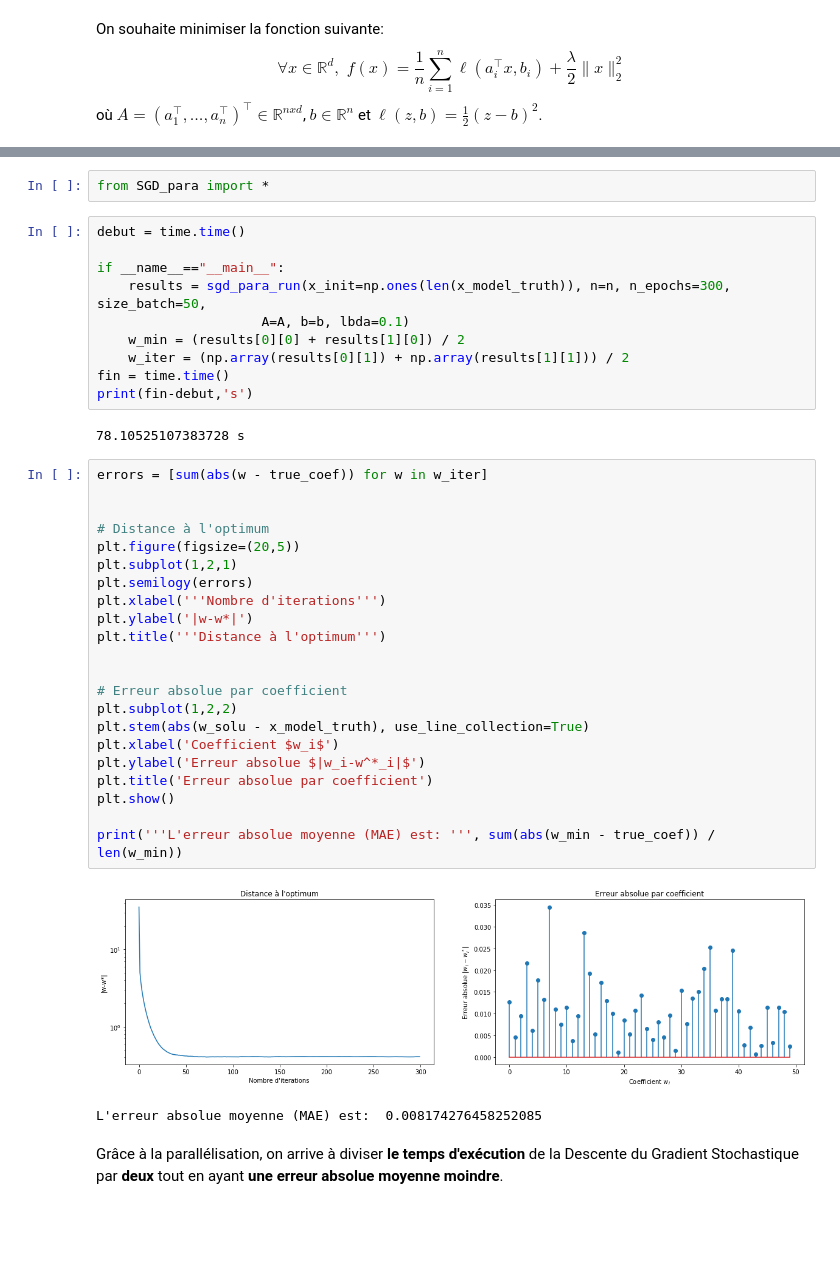
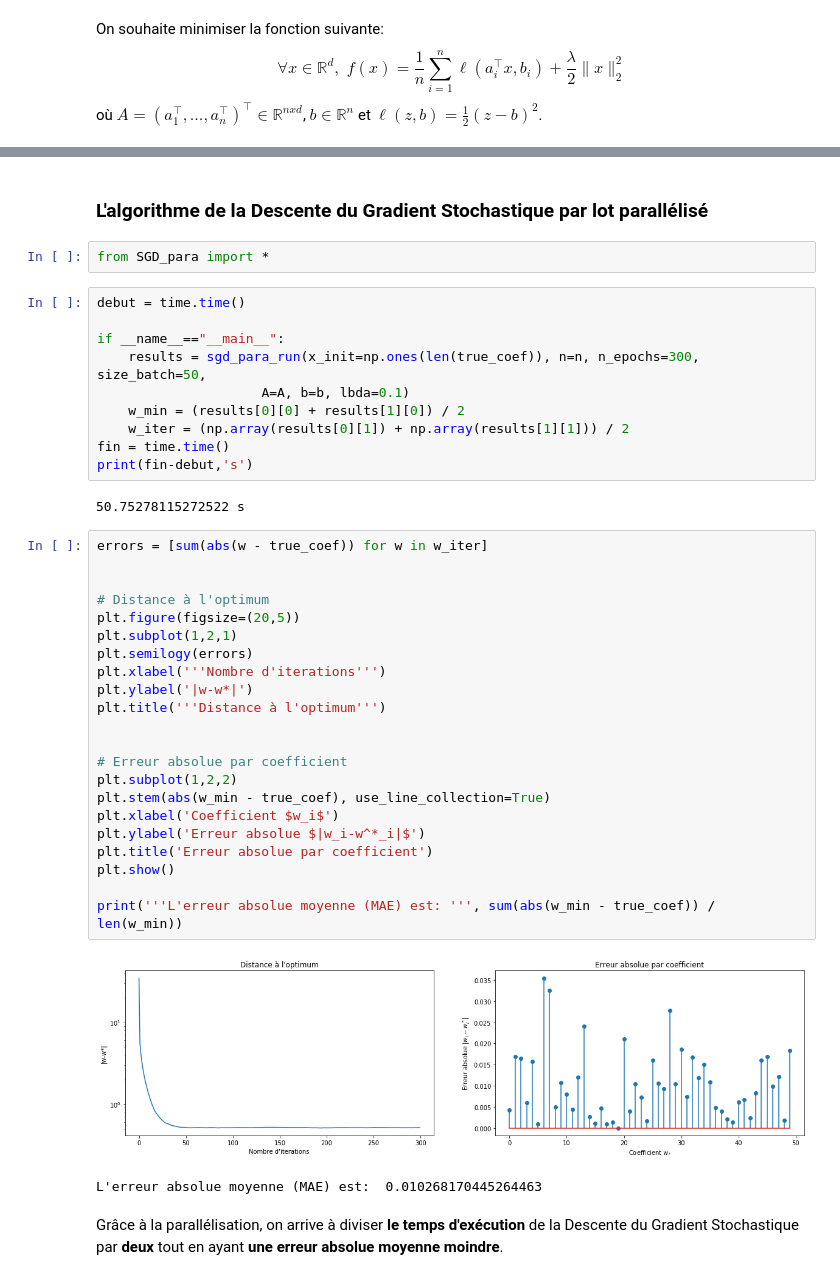
Before and after one commit to EtienneLeNaour/Projet-Para_SGD, a Jupyter notebook: Projet parallélisation.ipynb, the cells around one changed output, grey strips where cells are left out. Drawn from its saved outputs; the diff is of its cells as text; blank space fills up the shorter version.

```diff
--- a/Projet parallélisation.ipynb
+++ b/Projet parallélisation.ipynb
@@ -79,41 +84,43 @@ L'erreur absolue moyenne (MAE) est:  0.008527912491710515
+# %% [markdown]
+### L'algorithme de la Descente du Gradient Stochastique par lot parallélisé
 # %%
 from SGD_para import *
 # %%
 debut = time.time()
 
 if __name__=="__main__":
-    results = sgd_para_run(x_init=np.ones(len(x_model_truth)), n=n, n_epochs=300, size_batch=50,
+    results = sgd_para_run(x_init=np.ones(len(true_coef)), n=n, n_epochs=300, size_batch=50,
                      A=A, b=b, lbda=0.1)
     w_min = (results[0][0] + results[1][0]) / 2
     w_iter = (np.array(results[0][1]) + np.array(results[1][1])) / 2
 fin = time.time()
 print(fin-debut,'s')
 # %% [output]
-78.10525107383728 s
+50.75278115272522 s
 # %%
 errors = [sum(abs(w - true_coef)) for w in w_iter]
 
 
 # Distance à l'optimum
 plt.figure(figsize=(20,5))
 plt.subplot(1,2,1)
 plt.semilogy(errors)
 plt.xlabel('''Nombre d'iterations''')
 plt.ylabel('|w-w*|')
 plt.title('''Distance à l'optimum''')
 
 
 # Erreur absolue par coefficient
 plt.subplot(1,2,2)
-plt.stem(abs(w_solu - x_model_truth), use_line_collection=True)
+plt.stem(abs(w_min - true_coef), use_line_collection=True)
 plt.xlabel('Coefficient $w_i$')
 plt.ylabel('Erreur absolue $|w_i-w^*_i|$')
 plt.title('Erreur absolue par coefficient')
 plt.show()
 
 print('''L'erreur absolue moyenne (MAE) est: ''', sum(abs(w_min - true_coef)) / len(w_min))
 # %% [output]
-[figure, old version]
+[figure, new version]
-L'erreur absolue moyenne (MAE) est:  0.008174276458252085
+L'erreur absolue moyenne (MAE) est:  0.010268170445264463
 # %% [markdown]
 Grâce à la parallélisation, on arrive à diviser **le temps d'exécution** de la Descente du Gradient Stochastique par **deux** tout en ayant **une erreur absolue moyenne moindre**.
```
Also changed, not shown: parts of 16 cells of this notebook, 1 other file.
